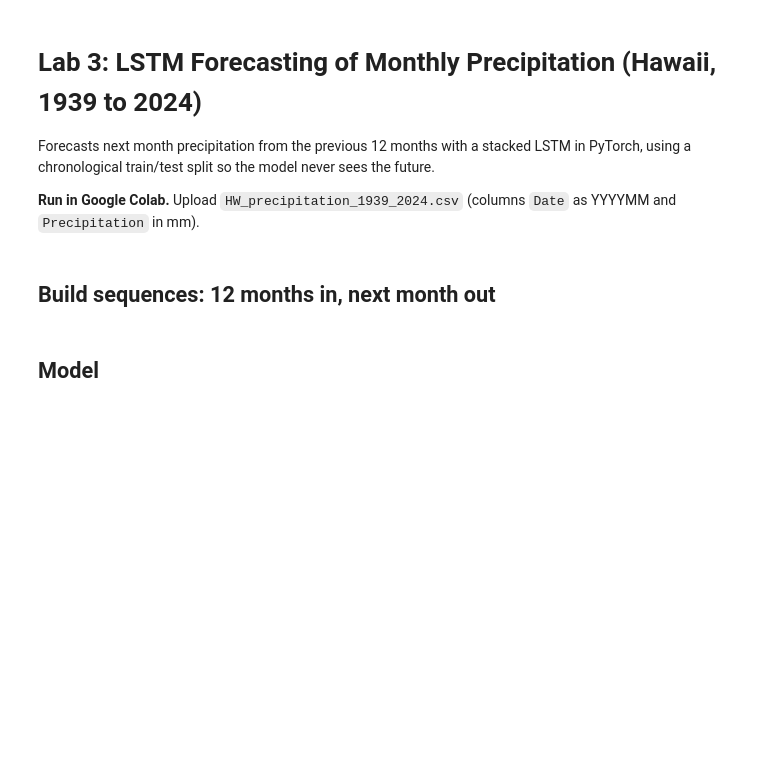
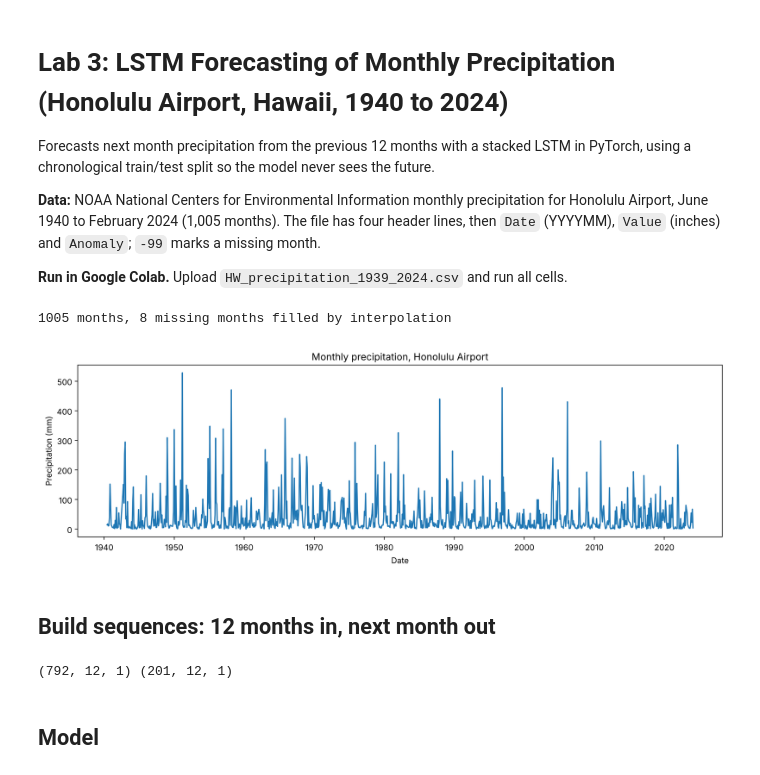
Before and after one commit to jjmmcckk/Geospatial-AI-Labs, a Jupyter notebook: lab3-lstm-precipitation-forecasting/lab3_lstm_precipitation.ipynb, the cells around one changed output. Drawn from its saved outputs; the diff is of its cells as text; code cells hidden in the pictures; blank space fills up the shorter version.

```diff
--- a/lab3-lstm-precipitation-forecasting/lab3_lstm_precipitation.ipynb
+++ b/lab3-lstm-precipitation-forecasting/lab3_lstm_precipitation.ipynb
@@ -1,11 +1,14 @@
 # %% [markdown]
-# Lab 3: LSTM Forecasting of Monthly Precipitation (Hawaii, 1939 to 2024)
+# Lab 3: LSTM Forecasting of Monthly Precipitation (Honolulu Airport, Hawaii, 1940 to 2024)
 
 Forecasts next month precipitation from the previous 12 months with a stacked LSTM in
 PyTorch, using a chronological train/test split so the model never sees the future.
 
-**Run in Google Colab.** Upload `HW_precipitation_1939_2024.csv` (columns `Date` as YYYYMM and
-`Precipitation` in mm).
+**Data:** NOAA National Centers for Environmental Information monthly precipitation for
+Honolulu Airport, June 1940 to February 2024 (1,005 months). The file has four header lines,
+then `Date` (YYYYMM), `Value` (inches) and `Anomaly`; `-99` marks a missing month.
+
+**Run in Google Colab.** Upload `HW_precipitation_1939_2024.csv` and run all cells.
 # %%
 import numpy as np
 import pandas as pd
@@ -20,14 +23,22 @@ torch.manual_seed(SEED); np.random.seed(SEED)
 DATA_PATH = "HW_precipitation_1939_2024.csv"
 WINDOW = 12
 # %%
-data = pd.read_csv(DATA_PATH)
+data = pd.read_csv(DATA_PATH, skiprows=4)        # first four lines are NOAA header text
 data["Date"] = pd.to_datetime(data["Date"].astype(str), format="%Y%m")
 data = data.sort_values("Date").reset_index(drop=True)
 
+# -99 marks a missing month; convert inches to mm, then fill the few gaps by linear interpolation
+data["Precipitation"] = data["Value"].replace(-99, np.nan) * 25.4
+print(f"{len(data)} months, {data['Precipitation'].isna().sum()} missing months filled by interpolation")
+data["Precipitation"] = data["Precipitation"].interpolate()
+
 plt.figure(figsize=(12, 4))
 plt.plot(data["Date"], data["Precipitation"])
-plt.title("Monthly precipitation in Hawaii"); plt.xlabel("Date"); plt.ylabel("Precipitation (mm)")
+plt.title("Monthly precipitation, Honolulu Airport"); plt.xlabel("Date"); plt.ylabel("Precipitation (mm)")
 plt.tight_layout(); plt.show()
+# %% [output]
+1005 months, 8 missing months filled by interpolation
+[figure, added]
 # %% [markdown]
 ## Build sequences: 12 months in, next month out
 # %%
@@ -53,6 +64,8 @@ print(X_train.shape, X_test.shape)
 
 train_loader = DataLoader(TensorDataset(torch.tensor(X_train), torch.tensor(y_train)), batch_size=64, shuffle=True)
 test_loader = DataLoader(TensorDataset(torch.tensor(X_test), torch.tensor(y_test)), batch_size=64, shuffle=False)
+# %% [output]
+(792, 12, 1) (201, 12, 1)
 # %% [markdown]
 ## Model
 # %%
```
Also changed, not shown: parts of 2 cells of this notebook, 5 other files.
